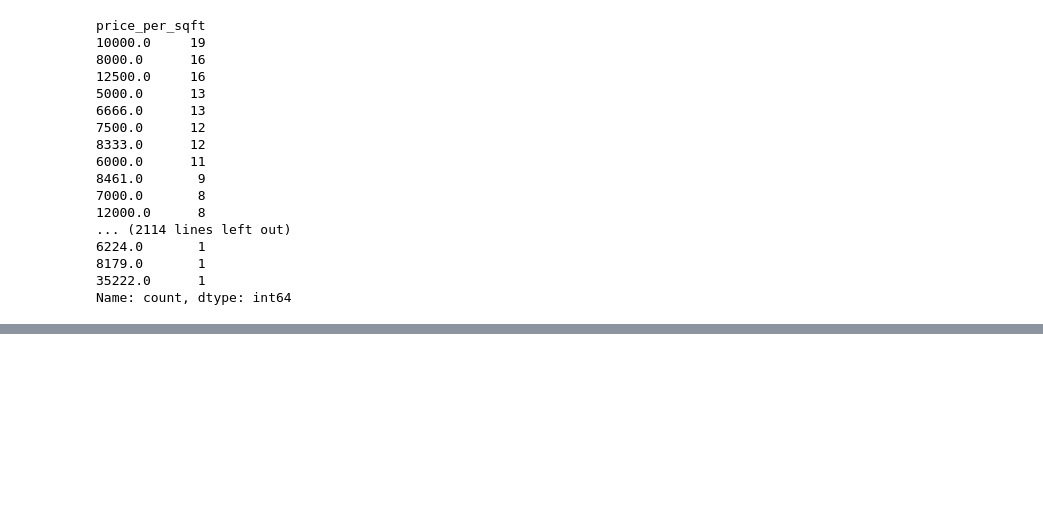
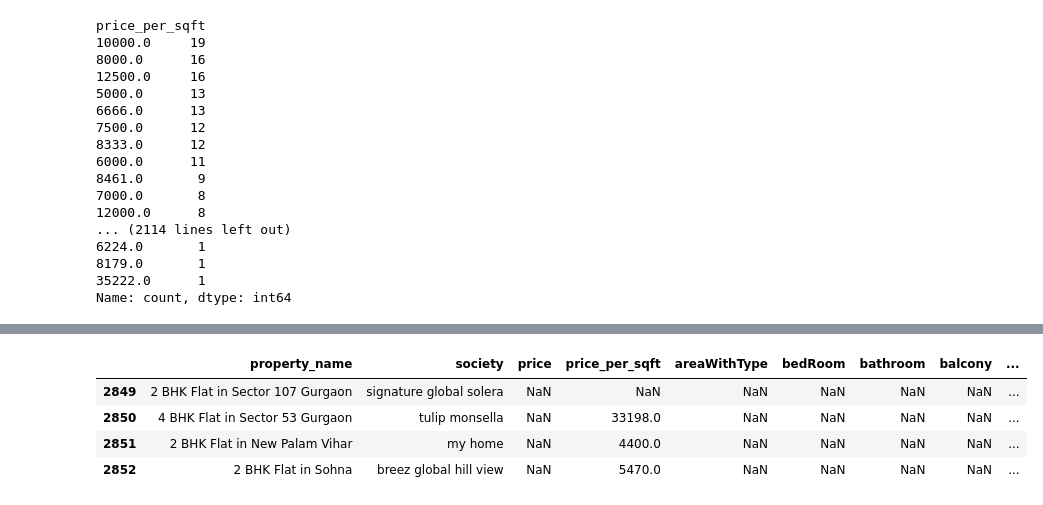
Before and after one commit to Apurba1903/Machine_Learning_Based_Real_Estate_System, a Jupyter notebook: DataCleaning/data-preprocessing-flats.ipynb, the cells around one changed output, grey strips where cells are left out. Cells and saved outputs as stored; diff of their text form; code cells hidden in the pictures; blank space fills up the shorter version.

```diff
--- a/DataCleaning/data-preprocessing-flats.ipynb
+++ b/DataCleaning/data-preprocessing-flats.ipynb
@@ -242,0 +254,8 @@ Name: count, dtype: int64
+# %%
+df[df['bedRoom'].isnull()]
+# %% [output]
+|  | property_name | society | price | price_per_sqft | areaWithType | bedRoom | bathroom | balcony | ... |
+| 2849 | 2 BHK Flat in Sector 107 Gurgaon | signature global solera | NaN | NaN | NaN | NaN | NaN | NaN | ... |
+| 2850 | 4 BHK Flat in Sector 53 Gurgaon | tulip monsella | NaN | 33198.0 | NaN | NaN | NaN | NaN | ... |
+| 2851 | 2 BHK Flat in New Palam Vihar | my home | NaN | 4400.0 | NaN | NaN | NaN | NaN | ... |
+| 2852 | 2 BHK Flat in Sohna | breez global hill view | NaN | 5470.0 | NaN | NaN | NaN | NaN | ... |
```
Also changed, not shown: parts of 11 cells of this notebook.
